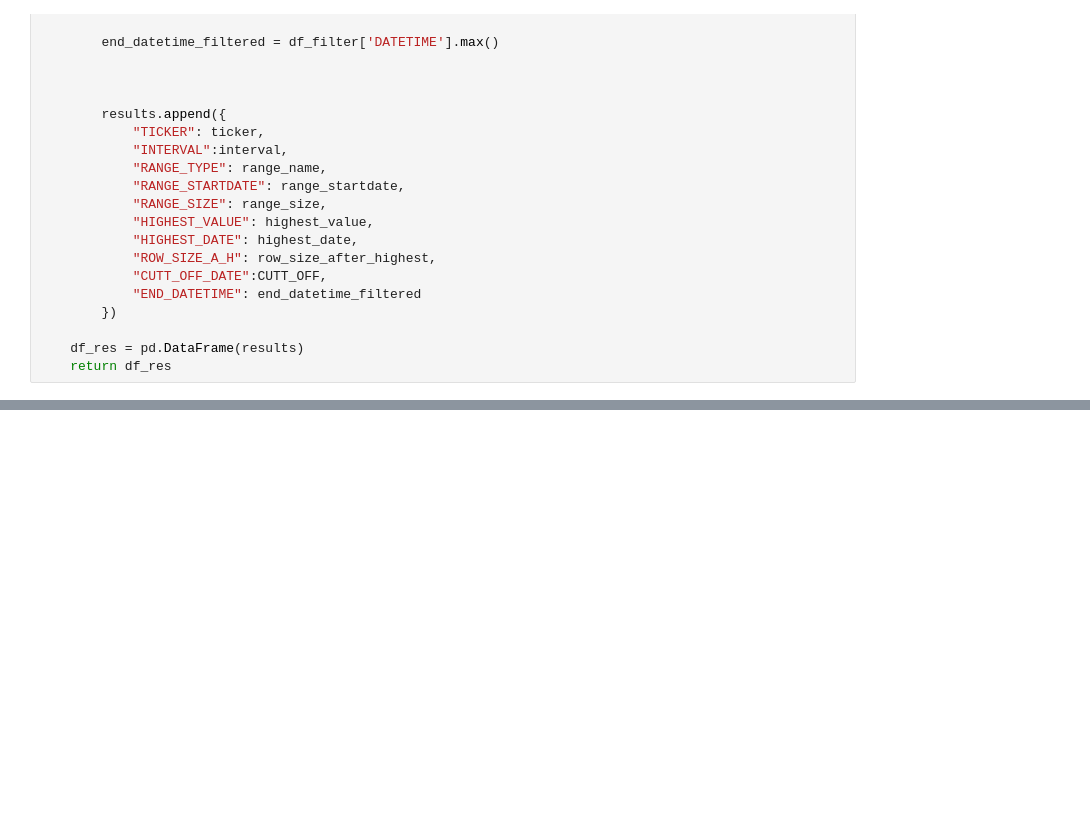
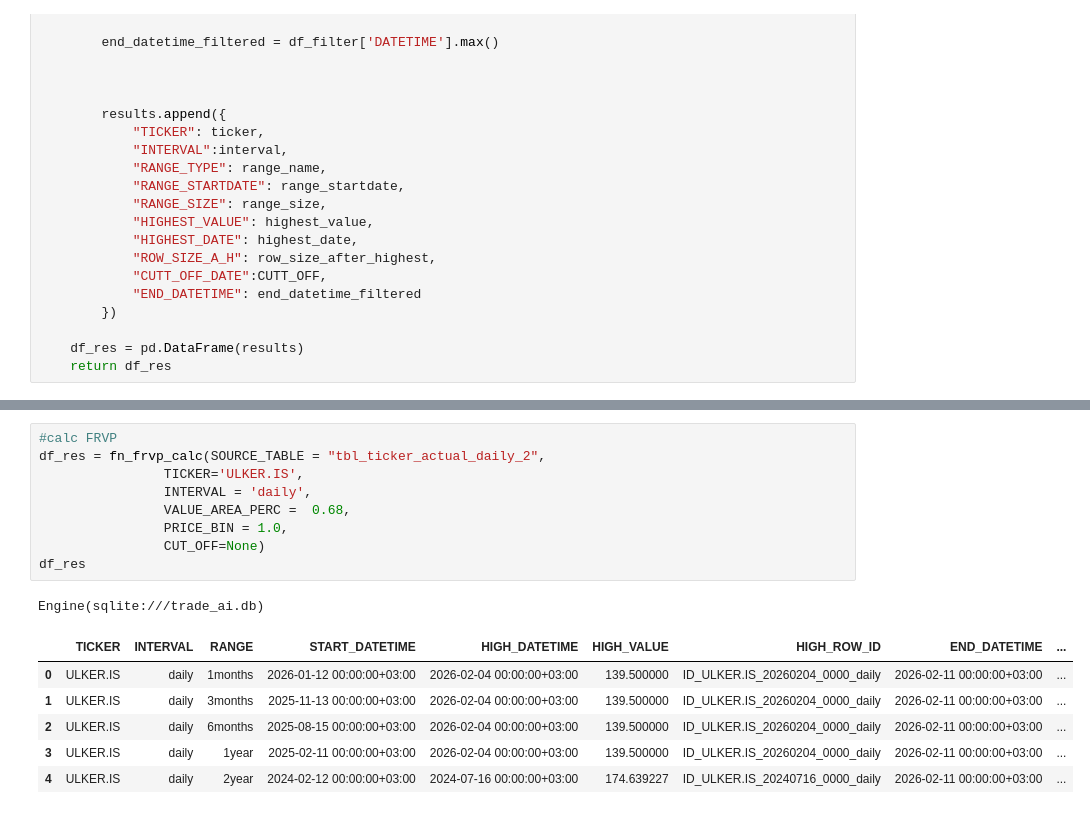
Before and after one commit to irfanakgul/TradeAI-APP, a Jupyter notebook: src/test_poc.ipynb, the cells around one changed output, grey strips where cells are left out. Saved outputs shown, nothing was run; the diff lists cells and outputs as text; blank space fills up the shorter version.

Commit message:
fixed calc test

```diff
--- a/src/test_poc.ipynb
+++ b/src/test_poc.ipynb
@@ -429,0 +265,17 @@ Date: 2024-07-16, POC: 109.39, VAL: 100.51, VAH: 115.83, Total Vol: 2699571950
+# %%
+#calc FRVP
+df_res = fn_frvp_calc(SOURCE_TABLE = "tbl_ticker_actual_daily_2",
+                TICKER='ULKER.IS',
+                INTERVAL = 'daily',
+                VALUE_AREA_PERC =  0.68,
+                PRICE_BIN = 1.0,
+                CUT_OFF=None)
+df_res
+# %% [output]
+Engine(sqlite:///trade_ai.db)
+|  | TICKER | INTERVAL | RANGE | START_DATETIME | HIGH_DATETIME | HIGH_VALUE | HIGH_ROW_ID | END_DATETIME | ... |
+| 0 | ULKER.IS | daily | 1months | 2026-01-12 00:00:00+03:00 | 2026-02-04 00:00:00+03:00 | 139.500000 | ID_ULKER.IS_20260204_0000_daily | 2026-02-11 00:00:00+03:00 | ... |
+| 1 | ULKER.IS | daily | 3months | 2025-11-13 00:00:00+03:00 | 2026-02-04 00:00:00+03:00 | 139.500000 | ID_ULKER.IS_20260204_0000_daily | 2026-02-11 00:00:00+03:00 | ... |
+| 2 | ULKER.IS | daily | 6months | 2025-08-15 00:00:00+03:00 | 2026-02-04 00:00:00+03:00 | 139.500000 | ID_ULKER.IS_20260204_0000_daily | 2026-02-11 00:00:00+03:00 | ... |
+| 3 | ULKER.IS | daily | 1year | 2025-02-11 00:00:00+03:00 | 2026-02-04 00:00:00+03:00 | 139.500000 | ID_ULKER.IS_20260204_0000_daily | 2026-02-11 00:00:00+03:00 | ... |
+| 4 | ULKER.IS | daily | 2year | 2024-02-12 00:00:00+03:00 | 2024-07-16 00:00:00+03:00 | 174.639227 | ID_ULKER.IS_20240716_0000_daily | 2026-02-11 00:00:00+03:00 | ... |
```
Also changed, not shown: parts of 6 cells of this notebook, 1 other file.
